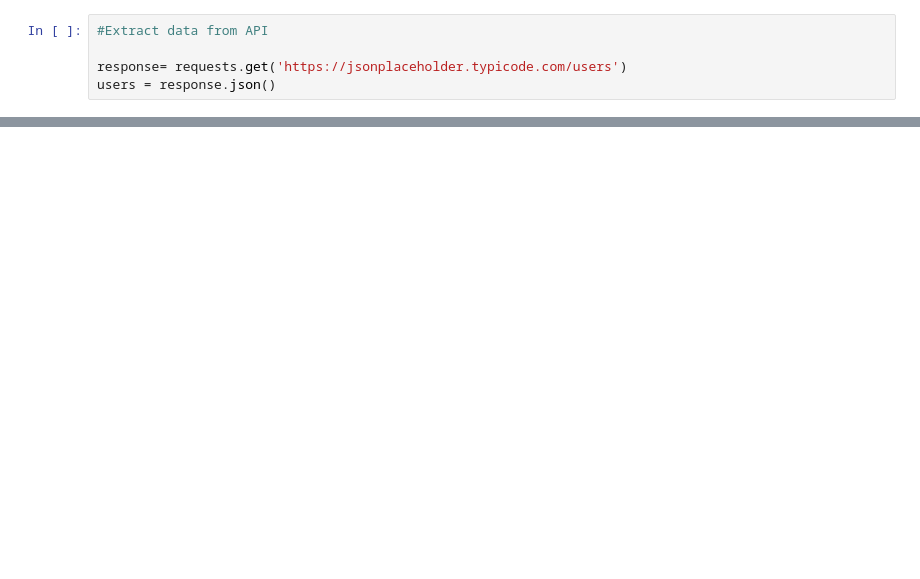
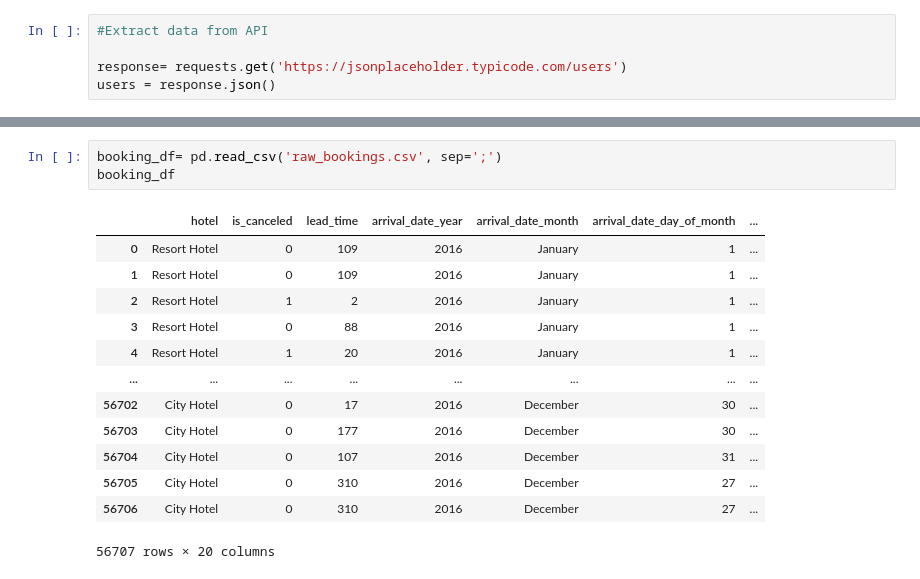
Before and after one commit to carlajsv/dd_test, a Jupyter notebook: test.ipynb, the cells around one changed output, grey strips where cells are left out. Saved outputs shown, nothing was run; the diff lists cells and outputs as text; blank space fills up the shorter version.

```diff
--- a/test.ipynb
+++ b/test.ipynb
@@ -72,0 +400,17 @@ KeyError: "['J', 'S'] not in index"
+# %%
+booking_df= pd.read_csv('raw_bookings.csv', sep=';')
+booking_df
+# %% [output]
+|  | hotel | is_canceled | lead_time | arrival_date_year | arrival_date_month | arrival_date_day_of_month | ... |
+| 0 | Resort Hotel | 0 | 109 | 2016 | January | 1 | ... |
+| 1 | Resort Hotel | 0 | 109 | 2016 | January | 1 | ... |
+| 2 | Resort Hotel | 1 | 2 | 2016 | January | 1 | ... |
+| 3 | Resort Hotel | 0 | 88 | 2016 | January | 1 | ... |
+| 4 | Resort Hotel | 1 | 20 | 2016 | January | 1 | ... |
+| ... | ... | ... | ... | ... | ... | ... | ... |
+| 56702 | City Hotel | 0 | 17 | 2016 | December | 30 | ... |
+| 56703 | City Hotel | 0 | 177 | 2016 | December | 30 | ... |
+| 56704 | City Hotel | 0 | 107 | 2016 | December | 31 | ... |
+| 56705 | City Hotel | 0 | 310 | 2016 | December | 27 | ... |
+| 56706 | City Hotel | 0 | 310 | 2016 | December | 27 | ... |
+56707 rows × 20 columns
```
Also changed, not shown: parts of 15 cells of this notebook, 11 other files.
